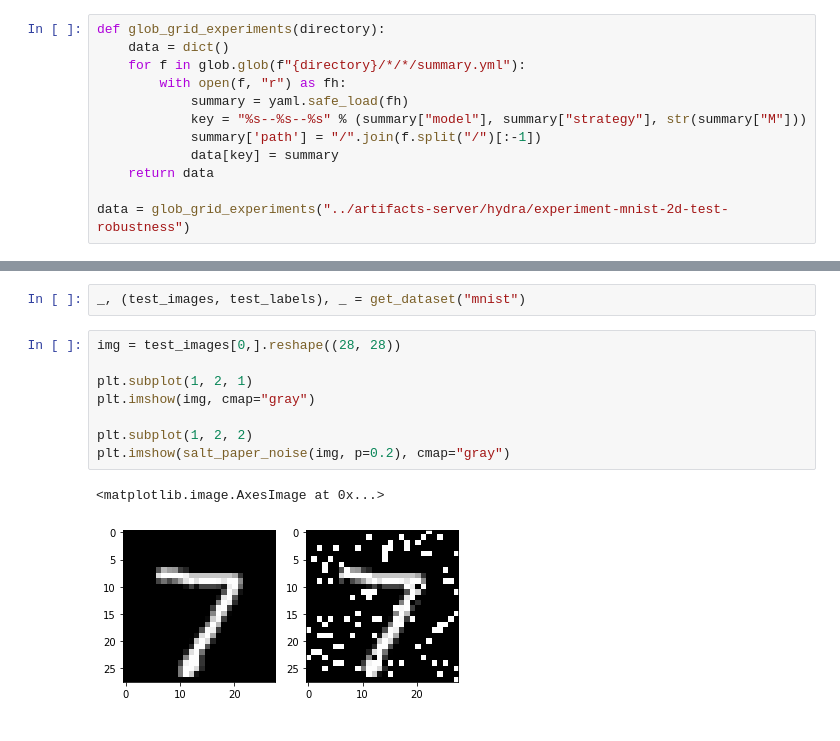
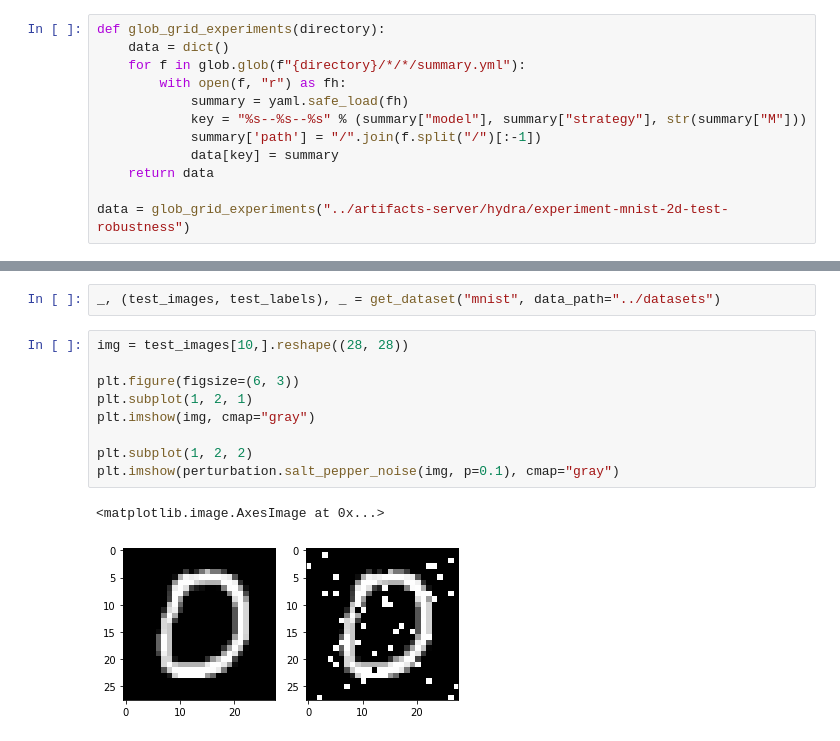
Before and after one commit to p16i/vdb, a Jupyter notebook: notebooks/plot-2d-grid-with-salt-paper-noise.ipynb, the cells around one changed output, grey strips where cells are left out. Cells and saved outputs as stored; diff of their text form.

```diff
--- a/notebooks/plot-2d-grid-with-salt-paper-noise.ipynb
+++ b/notebooks/plot-2d-grid-with-salt-paper-noise.ipynb
@@ -71,13 +49,14 @@ array([[ 1. ,  0.5,  0.8, -1. ,  0.9],
 # %%
-_, (test_images, test_labels), _ = get_dataset("mnist")
+_, (test_images, test_labels), _ = get_dataset("mnist", data_path="../datasets")
 # %%
-img = test_images[0,].reshape((28, 28))
+img = test_images[10,].reshape((28, 28))
 
+plt.figure(figsize=(6, 3))
 plt.subplot(1, 2, 1)
 plt.imshow(img, cmap="gray")
 
 plt.subplot(1, 2, 2)
-plt.imshow(salt_paper_noise(img, p=0.2), cmap="gray")
+plt.imshow(perturbation.salt_pepper_noise(img, p=0.1), cmap="gray")
 # %% [output]
 <matplotlib.image.AxesImage at 0x...>
-[figure, old version]
+[figure, new version]
```
Also changed, not shown: parts of 18 cells of this notebook, 3 other files.
